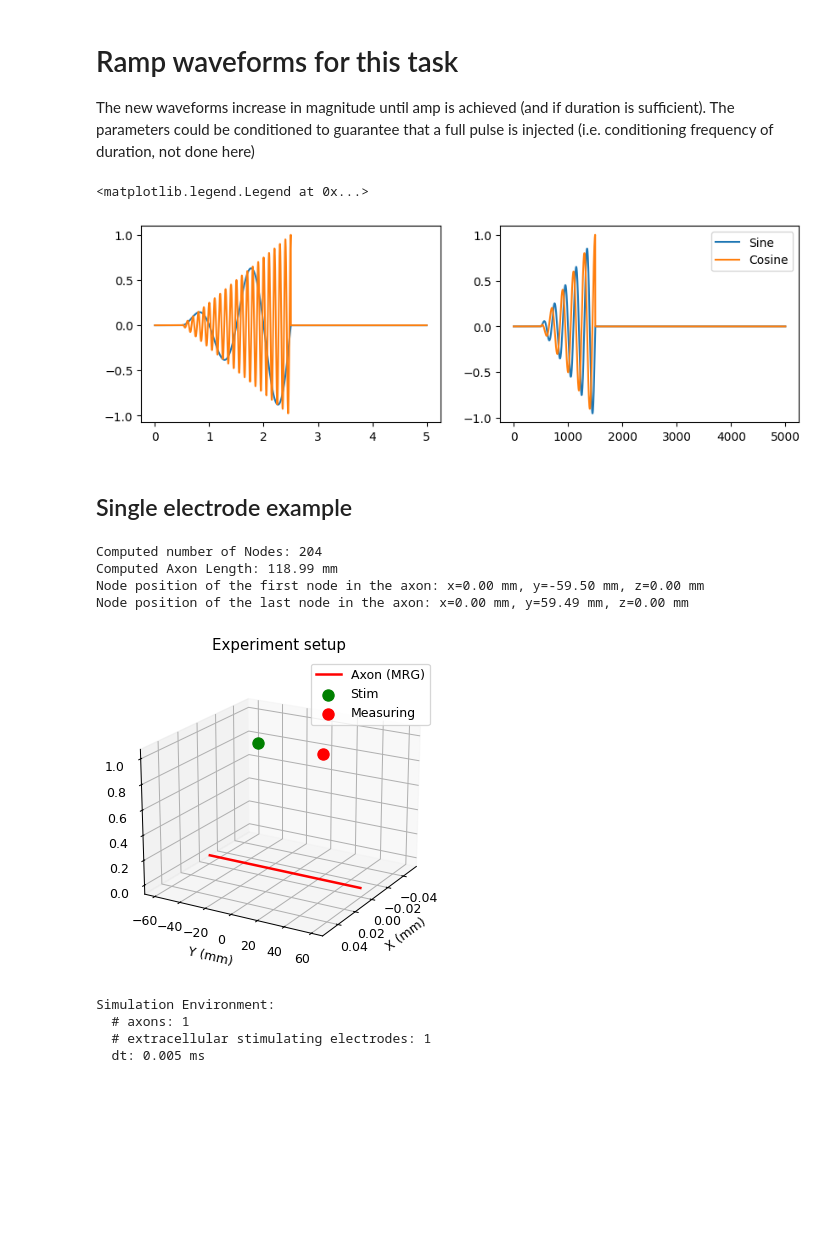
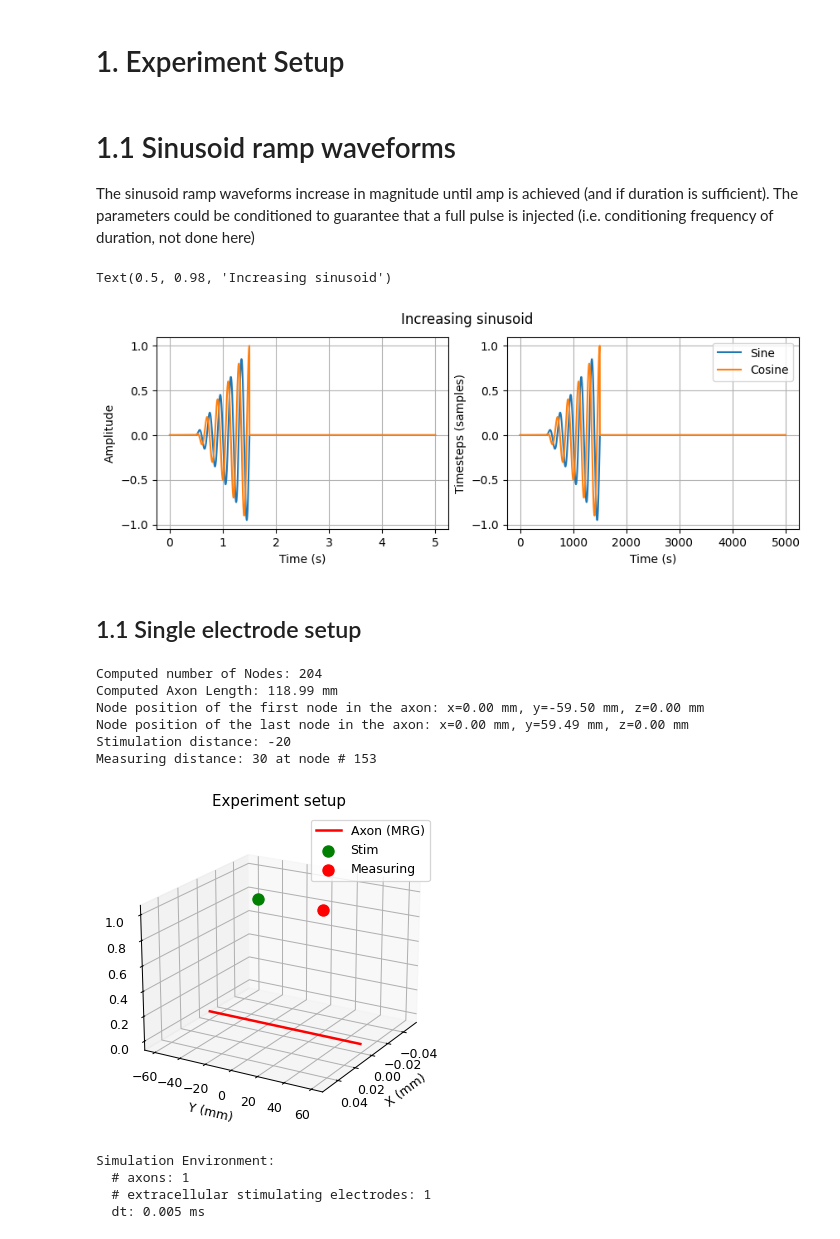
Before and after one commit to predict-idlab/OnlineNeuro, a Jupyter notebook: notebooks/GP_Cajal_sinusoid_delay.ipynb, the cells around one changed output. Drawn from its saved outputs; the diff is of its cells as text; code cells hidden in the pictures; blank space fills up the shorter version.

Commit message:
Updated Greedy example

```diff
--- a/notebooks/GP_Cajal_sinusoid_delay.ipynb
+++ b/notebooks/GP_Cajal_sinusoid_delay.ipynb
@@ -63,30 +76,35 @@ hwloc/linux: Ignoring PCI device with non-16bit domain.
 Pass --enable-32bits-pci-domain to configure to support such devices
 (warning: it would break the library ABI, don't enable unless really needed).
 numprocs=1
+# %% [markdown]
+# 1. Experiment Setup
 # %% [markdown]
-# Ramp waveforms for this task
-The new waveforms increase in magnitude until amp is achieved (and if duration is sufficient).
+# 1.1 Sinusoid ramp waveforms
+The sinusoid ramp waveforms increase in magnitude until amp is achieved (and if duration is sufficient).
 The parameters could be conditioned to guarantee that a full pulse is injected (i.e. conditioning frequency of duration, not done here)
 # %%
 t = np.arange(5000)/1000
-sin_wave = IncreasingSine(amp=1, freq=1, duration=2, delay=0.5)
-cos_wave = IncreasingCosine(amp=1, freq=10, duration=2, delay=0.5)
+sin_wave = IncreasingSine(amp=1, freq=5, duration=1, delay=0.5)
+cos_wave = IncreasingCosine(amp=1, freq=5, duration=1, delay=0.5)
 
 fig, ax = plt.subplots( figsize=(10, 3), ncols=2)
 ax[0].plot(t, sin_wave(t),label='Sine')
 ax[0].plot(t, cos_wave(t),label='Cosine')
-sin_wave = IncreasingSine(amp=1, freq=5, duration=1, delay=0.5)
-cos_wave = IncreasingCosine(amp=1, freq=5, duration=1, delay=0.5)
-
+ax[0].set_xlabel("Time (s)")
+ax[0].set_ylabel("Amplitude")
+ax[0].grid()
 ax[1].plot(sin_wave(t),label='Sine')
 ax[1].plot(cos_wave(t),label='Cosine')
-
+ax[1].set_xlabel("Time (s)")
+ax[1].set_ylabel("Timesteps (samples)")
+ax[1].grid()
 ax[1].legend()
+fig.suptitle("Increasing sinusoid")
 # %% [output]
-<matplotlib.legend.Legend at 0x...>
+Text(0.5, 0.98, 'Increasing sinusoid')
-[figure, old version]
+[figure, new version]
 # %% [markdown]
-## Single electrode example
+## 1.1 Single electrode setup
 # %%
 # Time resolution
 N.dt = 0.005*ms
@@ -100,12 +117,27 @@ meas_distance = 30
+# %%
+mrg = create_mrg(diameter=AXON_DIAMETER,
+                 length=AXON_LENGTH,
+                 v_init=-80,
+                 #axonnodes=AXON_NODES,
+                 verbose=True)
+
+# Estimate the closest node to desired measurement distance
+mid_point = int(mrg.axonnodes/2)
+distance_per_node = AXON_LENGTH/mrg.axonnodes
+displacement_nodes = int(MEAS_DISTANCE/distance_per_node)
+MEAS_POSITION = mid_point + displacement_nodes
+print(f"Stimulation distance: {STIM_DISTANCE}")
+print(f"Measuring distance: {MEAS_DISTANCE} at node # {MEAS_POSITION}")
+# %% [output]
+Computed number of Nodes: 204
+Computed Axon Length: 118.99 mm
+Node position of the first node in the axon: x=0.00 mm, y=-59.50 mm, z=0.00 mm
+Node position of the last node in the axon: x=0.00 mm, y=59.49 mm, z=0.00 mm
+Stimulation distance: -20
+Measuring distance: 30 at node # 153
 # %%
-mrg = create_mrg(diameter=axon_diameter,
-                 length=axon_length,
-                 v_init=-80,
-                 #axonnodes=axon_nodes,
-                 verbose=True)
-
 # extracellular current source
-pointsource = IsotropicPoint(x=0, y = stim_distance * mm, z= 1 * mm, rhoe= 500*ohm*cm)
+pointsource = IsotropicPoint(x=0, y = STIM_DISTANCE * mm, z= 1 * mm, rhoe= 500*ohm*cm)
 stim_amp = -1
 stim_freq = 5
 stim_duration = 2
@@ -117,16 +149,12 @@ stim = IncreasingSine(amp=stim_amp,
 
 electrode = pointsource << stim # Assignment
 
-measuring_ps = IsotropicPoint(x=0, y = meas_distance * mm, z= 1 * mm, rhoe= 500*ohm*cm)
+measuring_ps = IsotropicPoint(x=0, y = MEAS_DISTANCE * mm, z= 1 * mm, rhoe= 500*ohm*cm)
 v_rec = StateMonitor(mrg.node, "v")
 
 plot_setup_3d(mrg, [pointsource, measuring_ps], ['Stim','Measuring'],
               figsize=(4,4), title='Experiment setup',dpi=90)
 # %% [output]
-Computed number of Nodes: 204
-Computed Axon Length: 118.99 mm
-Node position of the first node in the axon: x=0.00 mm, y=-59.50 mm, z=0.00 mm
-Node position of the last node in the axon: x=0.00 mm, y=59.49 mm, z=0.00 mm
 [figure]
 # %%
 # simulation environment
```
Also changed, not shown: parts of 59 cells of this notebook.
